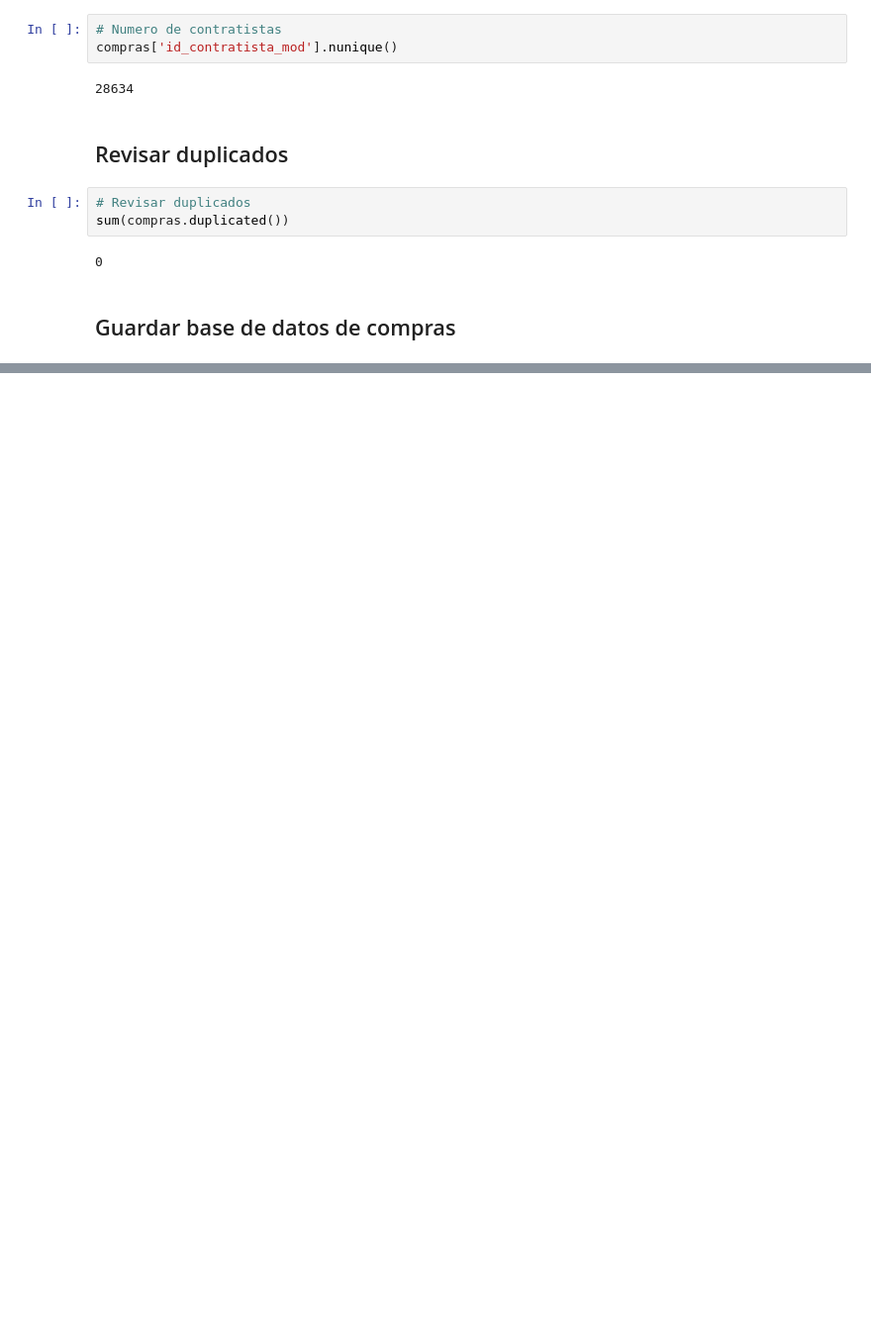
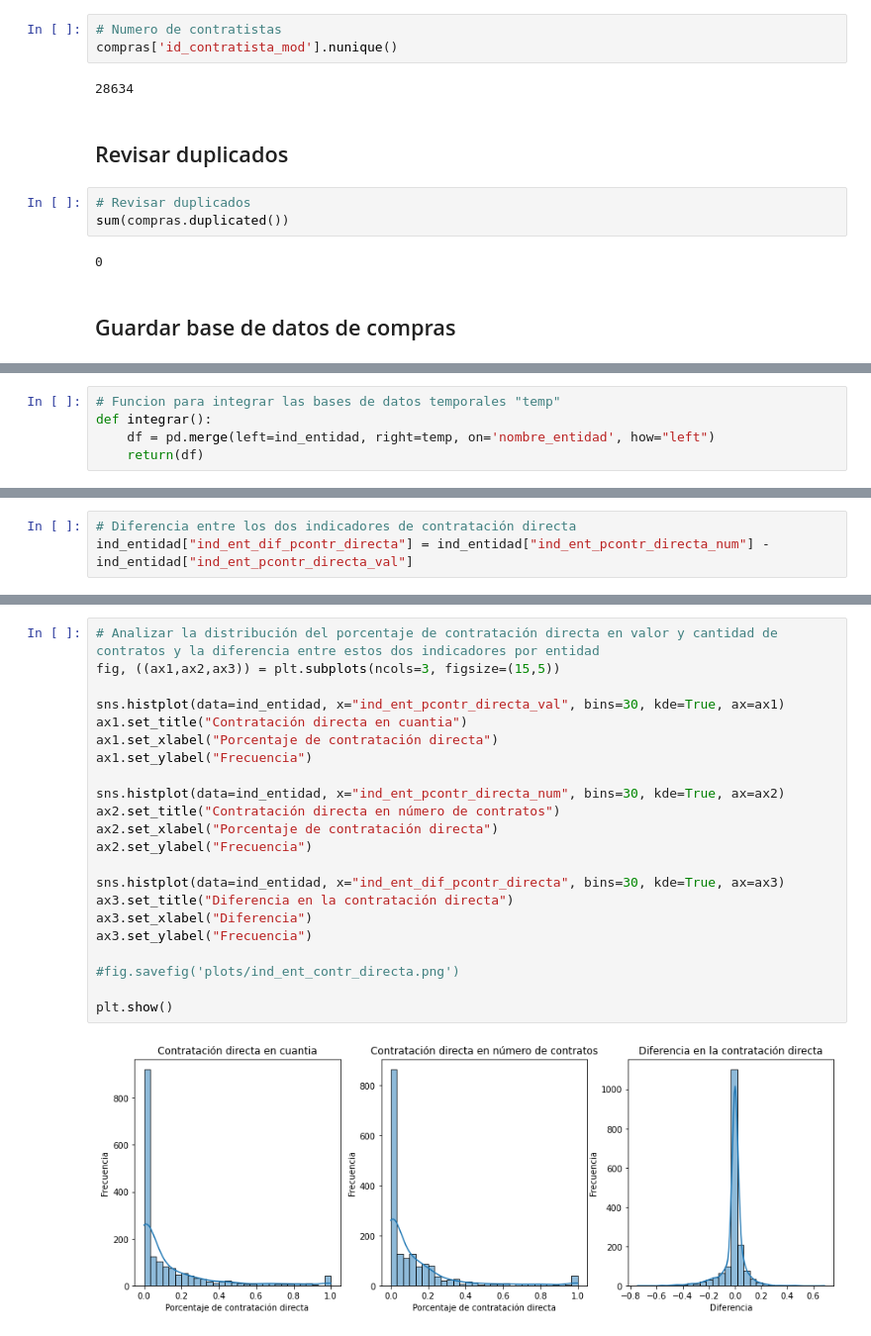
Before and after one commit to hfelizzola/Codigos-y-Modelos, a Jupyter notebook: procesamiento_limpieza.ipynb, the cells around one changed output, grey strips where cells are left out. Shown: that part at 99% size. Drawn from its saved outputs; the diff is of its cells as text; blank space fills up the shorter version.

Commit message:
V1 indicadores por entidad y base indicadores

```diff
--- a/procesamiento_limpieza.ipynb
+++ b/procesamiento_limpieza.ipynb
@@ -321,0 +341,5 @@ if guardar_compras:
+# %%
+# Funcion para integrar las bases de datos temporales "temp"
+def integrar():
+    df = pd.merge(left=ind_entidad, right=temp, on='nombre_entidad', how="left")
+    return(df)
@@ -321,0 +396,3 @@ if guardar_compras:
+# %%
+# Diferencia entre los dos indicadores de contratación directa
+ind_entidad["ind_ent_dif_pcontr_directa"] = ind_entidad["ind_ent_pcontr_directa_num"] - ind_entidad["ind_ent_pcontr_directa_val"]
@@ -321,0 +411,24 @@ if guardar_compras:
+# %%
+# Analizar la distribución del porcentaje de contratación directa en valor y cantidad de contratos y la diferencia entre estos dos indicadores por entidad
+fig, ((ax1,ax2,ax3)) = plt.subplots(ncols=3, figsize=(15,5))
+
+sns.histplot(data=ind_entidad, x="ind_ent_pcontr_directa_val", bins=30, kde=True, ax=ax1)
+ax1.set_title("Contratación directa en cuantia")
+ax1.set_xlabel("Porcentaje de contratación directa")
+ax1.set_ylabel("Frecuencia")
+
+sns.histplot(data=ind_entidad, x="ind_ent_pcontr_directa_num", bins=30, kde=True, ax=ax2)
+ax2.set_title("Contratación directa en número de contratos")
+ax2.set_xlabel("Porcentaje de contratación directa")
+ax2.set_ylabel("Frecuencia")
+
+sns.histplot(data=ind_entidad, x="ind_ent_dif_pcontr_directa", bins=30, kde=True, ax=ax3)
+ax3.set_title("Diferencia en la contratación directa")
+ax3.set_xlabel("Diferencia")
+ax3.set_ylabel("Frecuencia")
+
+#fig.savefig('plots/ind_ent_contr_directa.png')
+
+plt.show()
+# %% [output]
+[figure, added]
```
Also changed, not shown: parts of 27 cells of this notebook, 1 other file.
